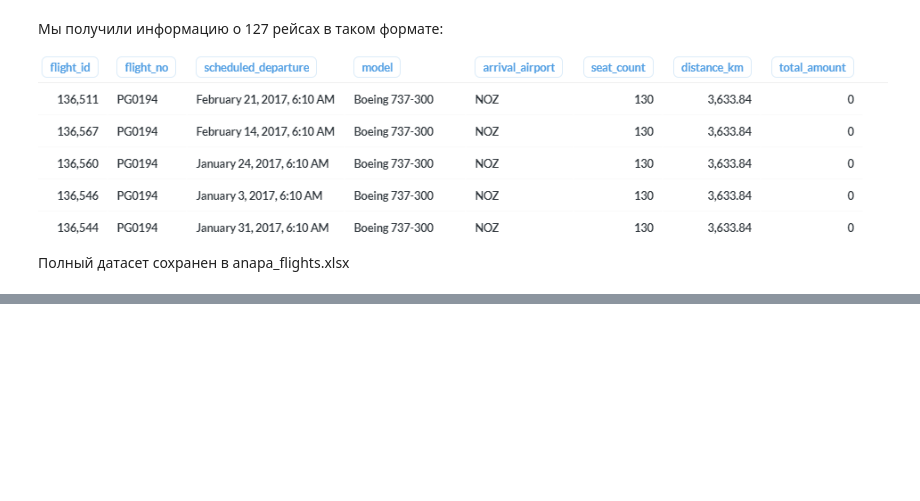
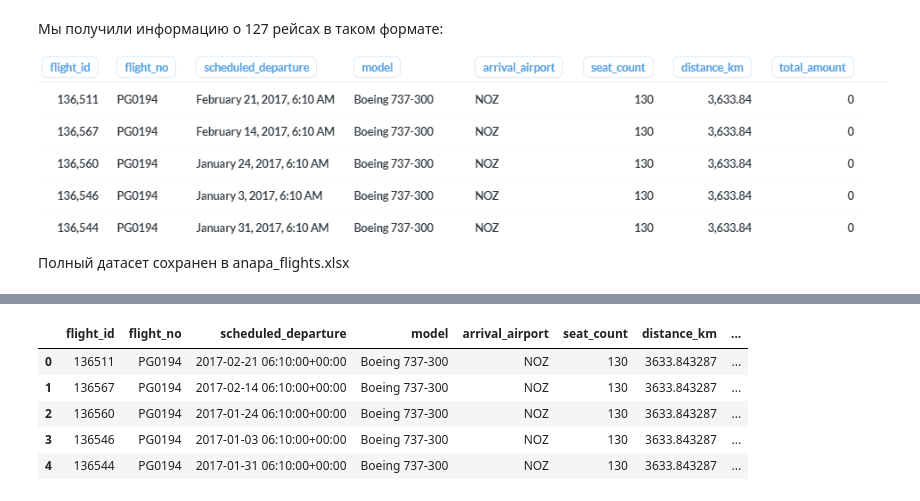
Before and after one commit to vedikhin/skillfactory, a Jupyter notebook: module_4/project_4.ipynb, the cells around one changed output, grey strips where cells are left out. Cells and saved outputs as stored; diff of their text form; code cells hidden in the pictures; blank space fills up the shorter version.

```diff
--- a/module_4/project_4.ipynb
+++ b/module_4/project_4.ipynb
@@ -124,0 +198,19 @@ ORDER BY total_amount
+# %%
+def fuel_price(x):
+    if x.month == 1 and x.year == 2017:
+        return 41435
+    elif x.month == 2 and x.year == 2017:
+        return 39553
+    else:
+        return 47101
+
+df['scheduled_departure'] = pd.to_datetime(df['scheduled_departure'])
+df['fuel_price_1000kg'] = df['scheduled_departure'].apply(fuel_price)
+df.head()
+# %% [output]
+|  | flight_id | flight_no | scheduled_departure | model | arrival_airport | seat_count | distance_km | ... |
+| 0 | 136511 | PG0194 | 2017-02-21 06:10:00+00:00 | Boeing 737-300 | NOZ | 130 | 3633.843287 | ... |
+| 1 | 136567 | PG0194 | 2017-02-14 06:10:00+00:00 | Boeing 737-300 | NOZ | 130 | 3633.843287 | ... |
+| 2 | 136560 | PG0194 | 2017-01-24 06:10:00+00:00 | Boeing 737-300 | NOZ | 130 | 3633.843287 | ... |
+| 3 | 136546 | PG0194 | 2017-01-03 06:10:00+00:00 | Boeing 737-300 | NOZ | 130 | 3633.843287 | ... |
+| 4 | 136544 | PG0194 | 2017-01-31 06:10:00+00:00 | Boeing 737-300 | NOZ | 130 | 3633.843287 | ... |
```
Also changed, not shown: parts of 61 cells of this notebook, 1 other file.
